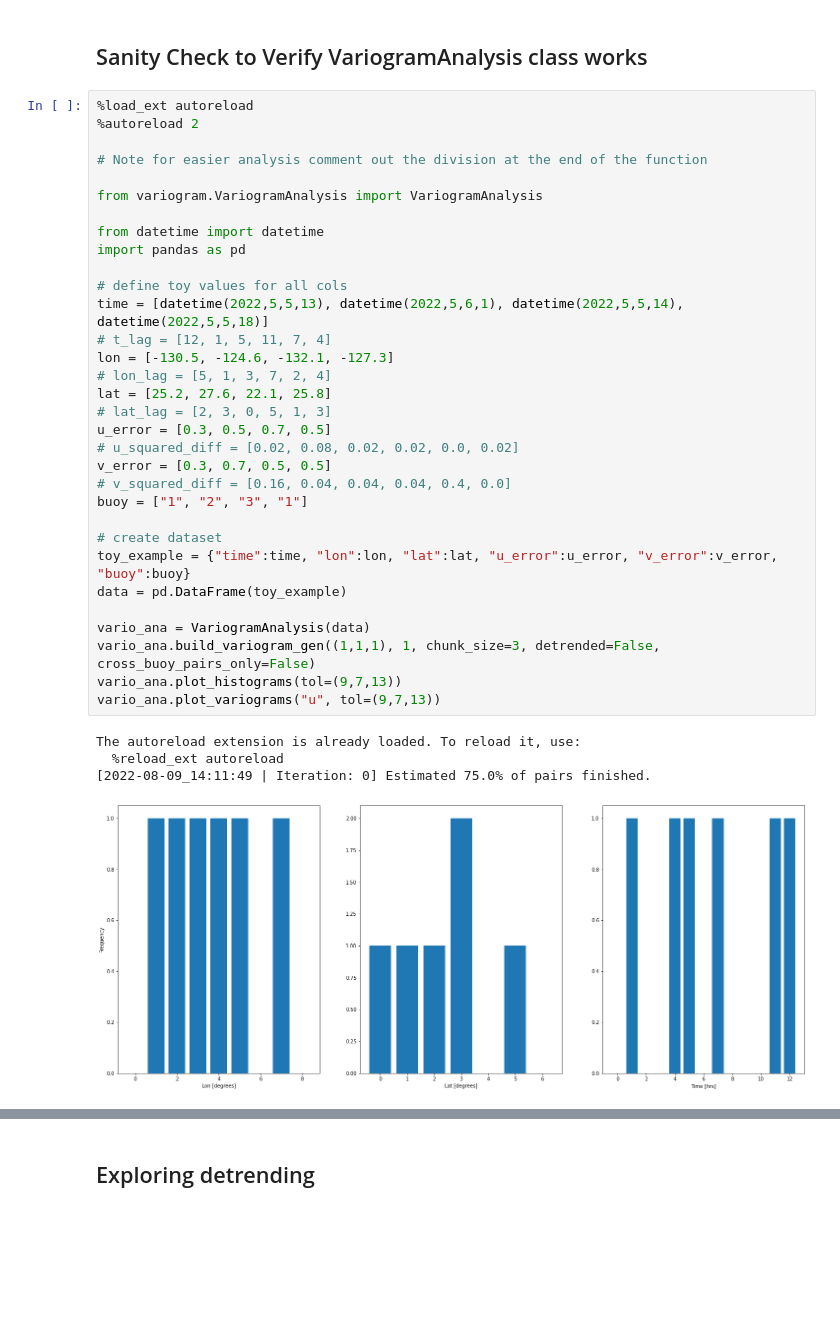
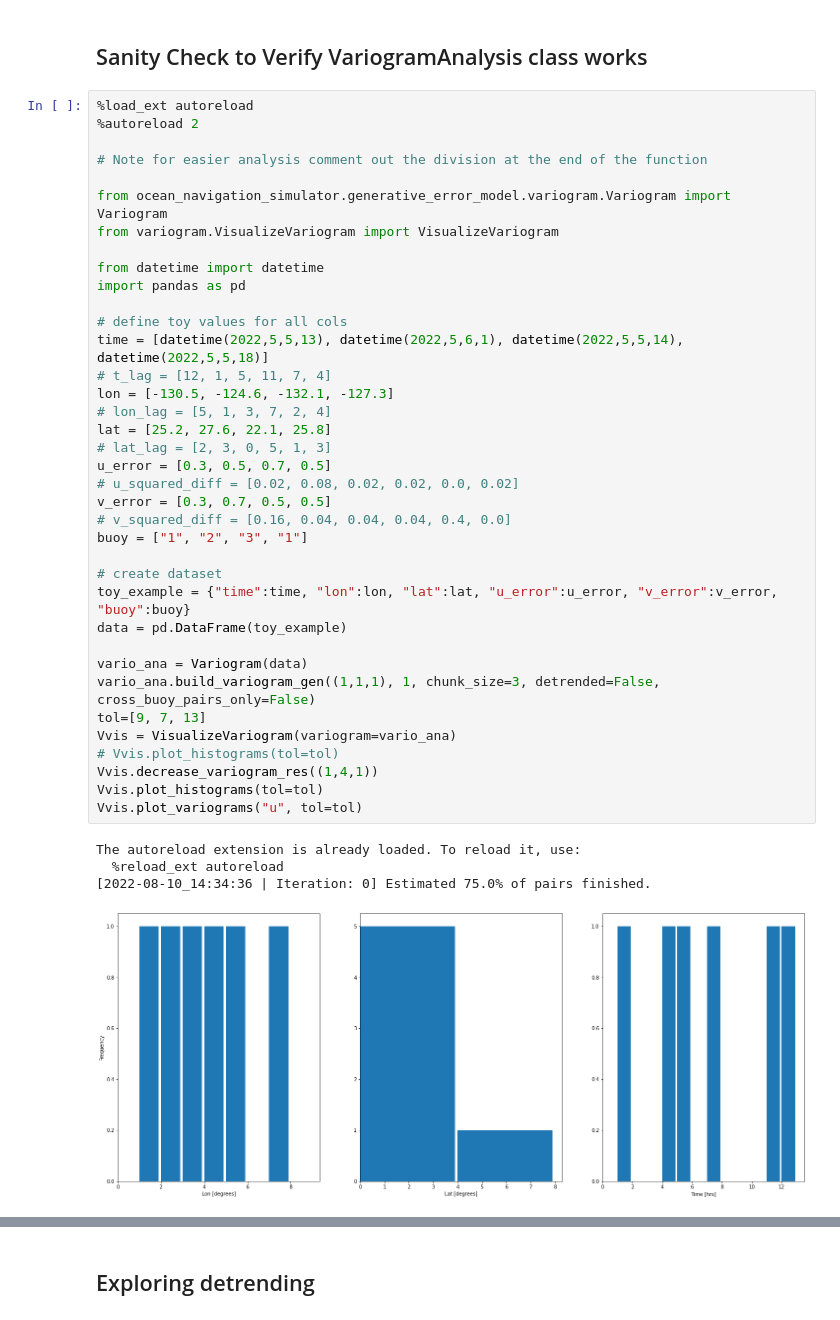
Before and after one commit to MariusWiggert/OceanPlatformControl, a Jupyter notebook: ocean_navigation_simulator/generative_error_model/test_variogram.ipynb, the cells around one changed output, grey strips where cells are left out. Saved outputs shown, nothing was run; the diff lists cells and outputs as text; blank space fills up the shorter version.

Commit message:
add reading in saved variogram method + add func to change resolution of variogram for quicker analysis

```diff
--- a/ocean_navigation_simulator/generative_error_model/test_variogram.ipynb
+++ b/ocean_navigation_simulator/generative_error_model/test_variogram.ipynb
@@ -160,36 +168,41 @@ loaded: copernicus_forecast_error_lon_[-140, -120]_lat_[20.0, 30.0]_time_2022-05
 %load_ext autoreload
 %autoreload 2
 
 # Note for easier analysis comment out the division at the end of the function
 
-from variogram.VariogramAnalysis import VariogramAnalysis
+from ocean_navigation_simulator.generative_error_model.variogram.Variogram import Variogram
+from variogram.VisualizeVariogram import VisualizeVariogram
 
 from datetime import datetime
 import pandas as pd
 
 # define toy values for all cols
 time = [datetime(2022,5,5,13), datetime(2022,5,6,1), datetime(2022,5,5,14), datetime(2022,5,5,18)]
 # t_lag = [12, 1, 5, 11, 7, 4]
 lon = [-130.5, -124.6, -132.1, -127.3]
 # lon_lag = [5, 1, 3, 7, 2, 4]
 lat = [25.2, 27.6, 22.1, 25.8]
 # lat_lag = [2, 3, 0, 5, 1, 3]
 u_error = [0.3, 0.5, 0.7, 0.5]
 # u_squared_diff = [0.02, 0.08, 0.02, 0.02, 0.0, 0.02]
 v_error = [0.3, 0.7, 0.5, 0.5]
 # v_squared_diff = [0.16, 0.04, 0.04, 0.04, 0.4, 0.0]
 buoy = ["1", "2", "3", "1"]
 
 # create dataset
 toy_example = {"time":time, "lon":lon, "lat":lat, "u_error":u_error, "v_error":v_error, "buoy":buoy}
 data = pd.DataFrame(toy_example)
 
-vario_ana = VariogramAnalysis(data)
+vario_ana = Variogram(data)
 vario_ana.build_variogram_gen((1,1,1), 1, chunk_size=3, detrended=False, cross_buoy_pairs_only=False)
-vario_ana.plot_histograms(tol=(9,7,13))
-vario_ana.plot_variograms("u", tol=(9,7,13))
+tol=[9, 7, 13]
+Vvis = VisualizeVariogram(variogram=vario_ana)
+# Vvis.plot_histograms(tol=tol)
+Vvis.decrease_variogram_res((1,4,1))
+Vvis.plot_histograms(tol=tol)
+Vvis.plot_variograms("u", tol=tol)
 # %% [output]
 The autoreload extension is already loaded. To reload it, use:
   %reload_ext autoreload
-[2022-08-09_14:11:49 | Iteration: 0] Estimated 75.0% of pairs finished.
+[2022-08-10_14:34:36 | Iteration: 0] Estimated 75.0% of pairs finished.
-[figure, old version]
+[figure, new version]
```
Also changed, not shown: parts of 4 cells of this notebook, 1 other file.
